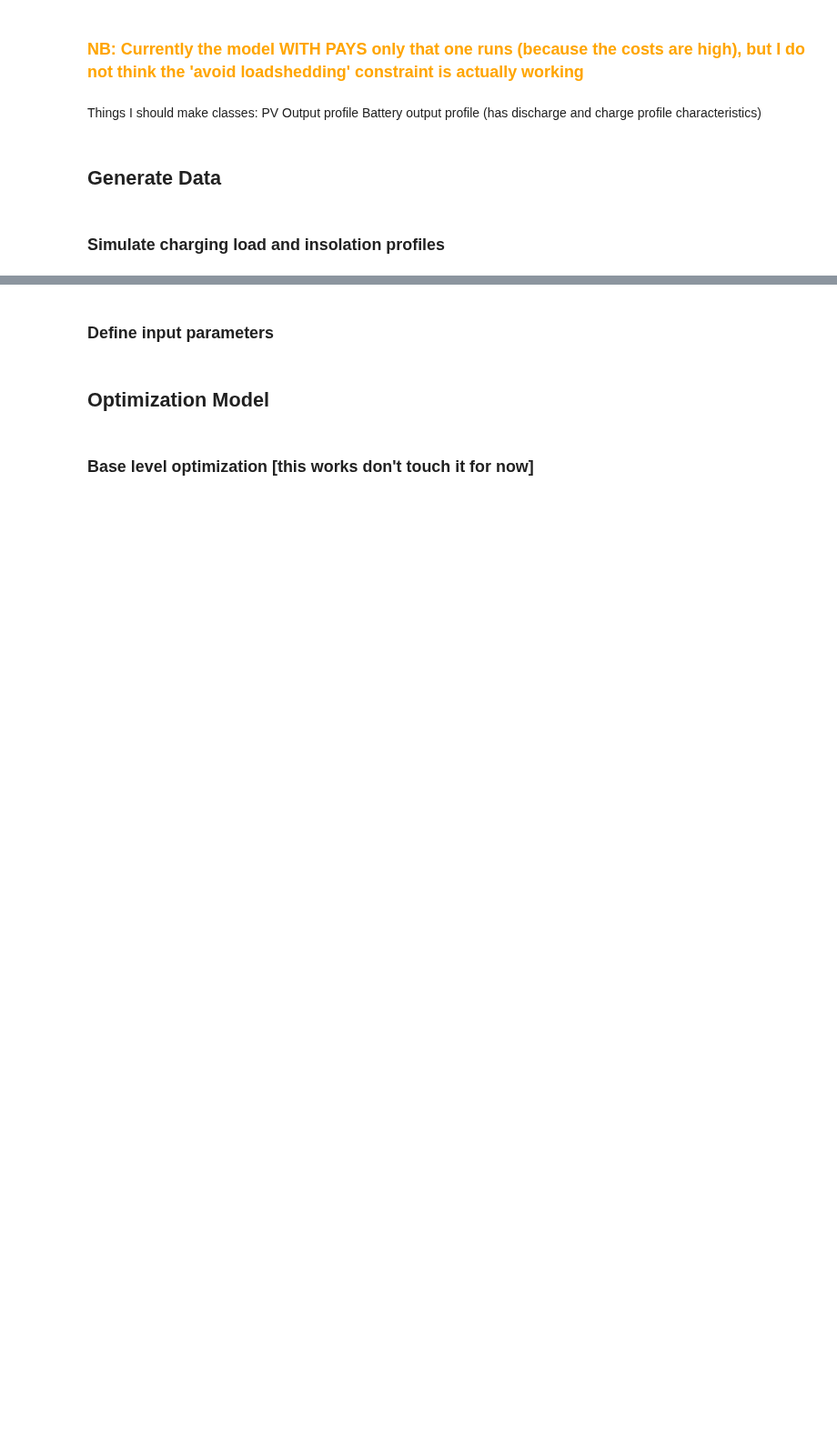
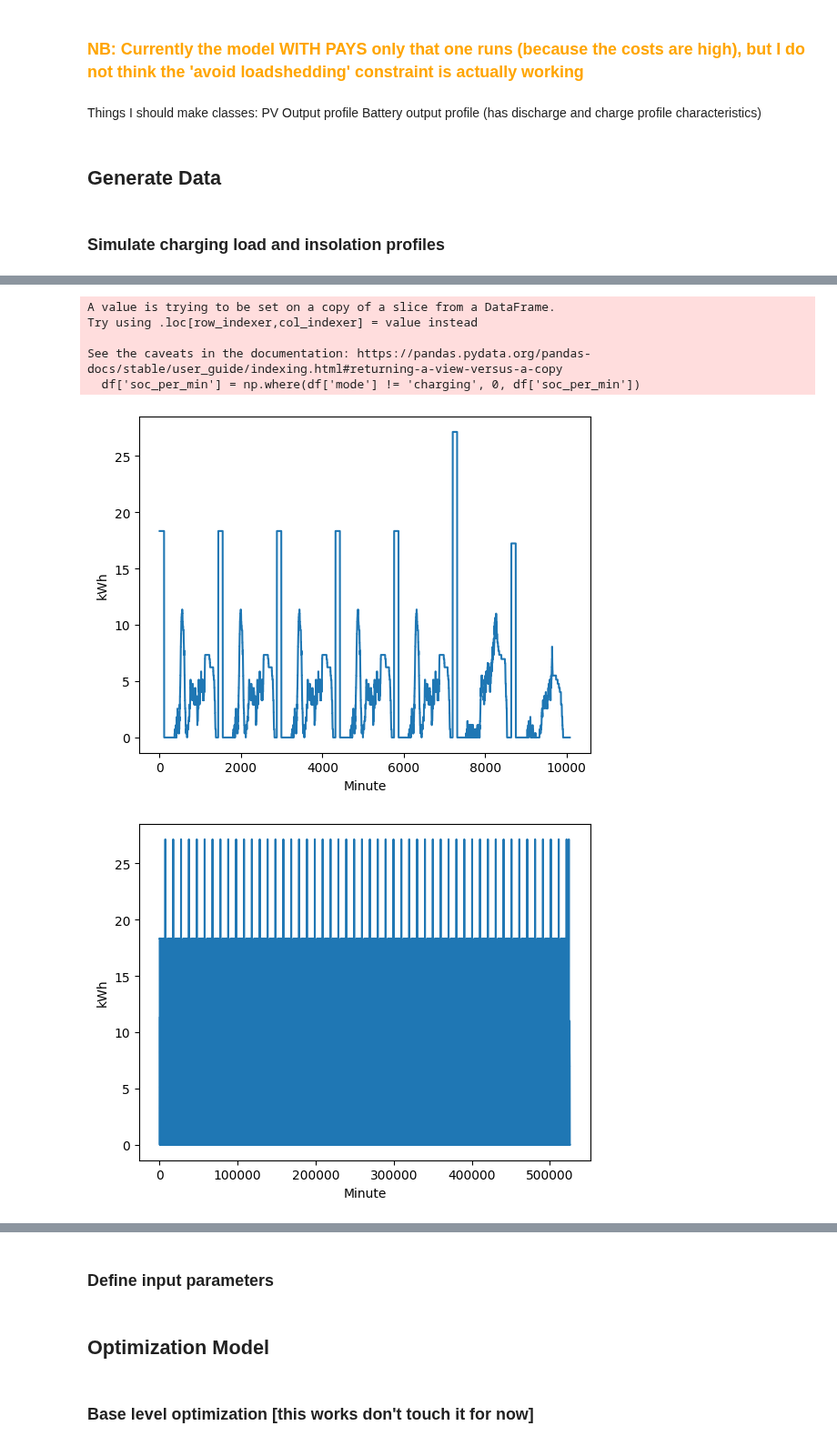
Before and after one commit to ChullEPG/solar_storage_sizing_optimization, a Jupyter notebook: run_model.ipynb, the cells around one changed output, grey strips where cells are left out. Shown at 91% size. Drawn from its saved outputs; the diff is of its cells as text; code cells hidden in the pictures; blank space fills up the shorter version.

```diff
--- a/run_model.ipynb
+++ b/run_model.ipynb
@@ -28,0 +119,47 @@ load_profile = generate_data.simulate_charging_load_profile(total_days, total_ti
+# %%
+
+# Process Monday to Friday charging profile
+mon_fri_json_path = 'data/mon_to_fri_440.json'
+mon_fri_title = 'Mon-Fri Charging Profile'
+mon_fri_save_filename = 'mon_fri_charge_profile.png'
+mon_fri_charging_profile = process_charging_profile(mon_fri_json_path, mon_fri_title, mon_fri_save_filename)
+# Use np.tile to repeat the mon_fri_charging profile 5 times to get a full week
+#mon_fri_charging_profile = np.tile(mon_fri_charging_profile, 5)
+mon_fri_charging_profile = pd.concat([mon_fri_charging_profile]*5, ignore_index=True)
+
+# Process Saturday charging profile
+sat_json_path = 'data/sat_686.json'
+sat_title = 'Sat Charging Profile'
+sat_save_filename = 'sat_charge_profile.png'
+sat_charging_profile = process_charging_profile(sat_json_path, sat_title, sat_save_filename)
+
+# Process Sunday charging profile
+sun_json_path = 'data/sun_420.json'
+sun_title = 'Sun Charging Profile'
+sun_save_filename = 'sun_charge_profile.png'
+sun_charging_profile = process_charging_profile(sun_json_path, sun_title, sun_save_filename)
+
+# Get a full week charging profile
+charging_profile = pd.concat([mon_fri_charging_profile, sat_charging_profile, sun_charging_profile], ignore_index = True)
+#plt.plot(charging_profile)
+plt.plot(charging_profile)
+plt.xlabel("Minute")
+plt.ylabel("kWh")
+plt.savefig("figures/charging_profile.png")
+plt.show()
+
+# Get a yearly version of the charging profile
+charging_profile_year = pd.concat([charging_profile]*52, ignore_index=True)
+charging_profile_year = pd.concat([charging_profile_year, sat_charging_profile], ignore_index=True) #add another day to reach 365 days (52 weeks + 1 day)
+plt.plot(charging_profile_year)
+plt.xlabel("Minute")
+plt.ylabel('kWh')
+plt.show()
+# %% [output]
+A value is trying to be set on a copy of a slice from a DataFrame.
+Try using .loc[row_indexer,col_indexer] = value instead
+
+See the caveats in the documentation: https://pandas.pydata.org/pandas-docs/stable/user_guide/indexing.html#returning-a-view-versus-a-copy
+  df['soc_per_min'] = np.where(df['mode'] != 'charging', 0, df['soc_per_min'])
+[figure, added]
+[figure, added]
```
Also changed, not shown: parts of 34 cells of this notebook.
